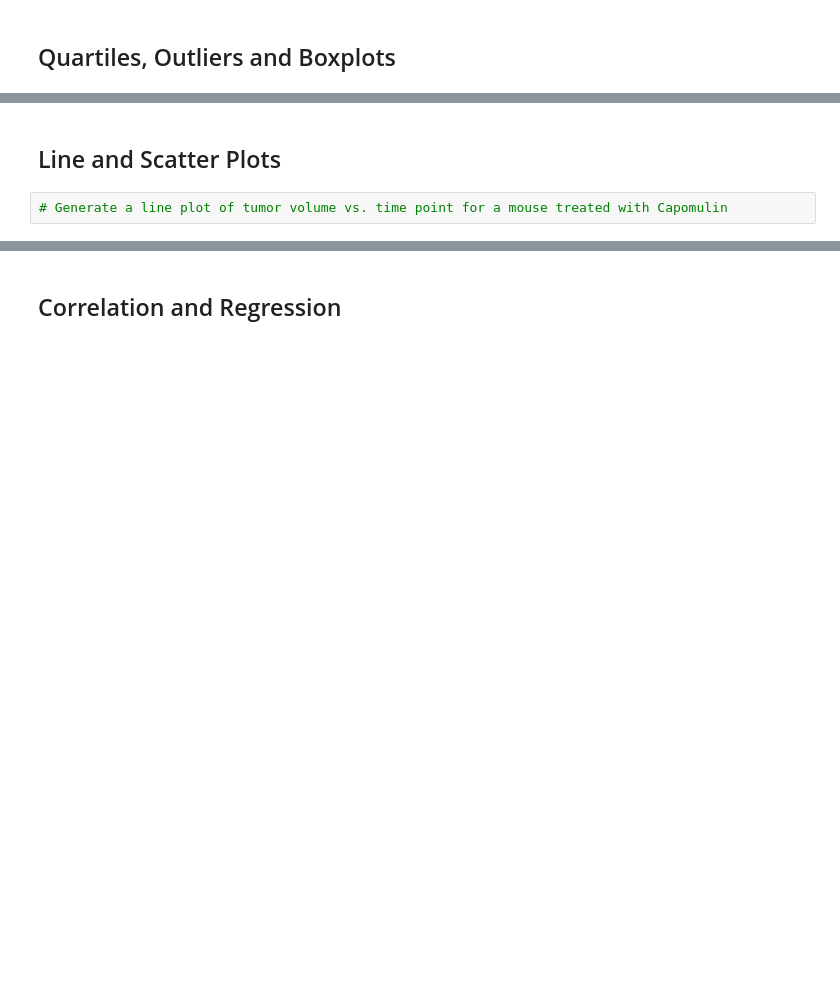
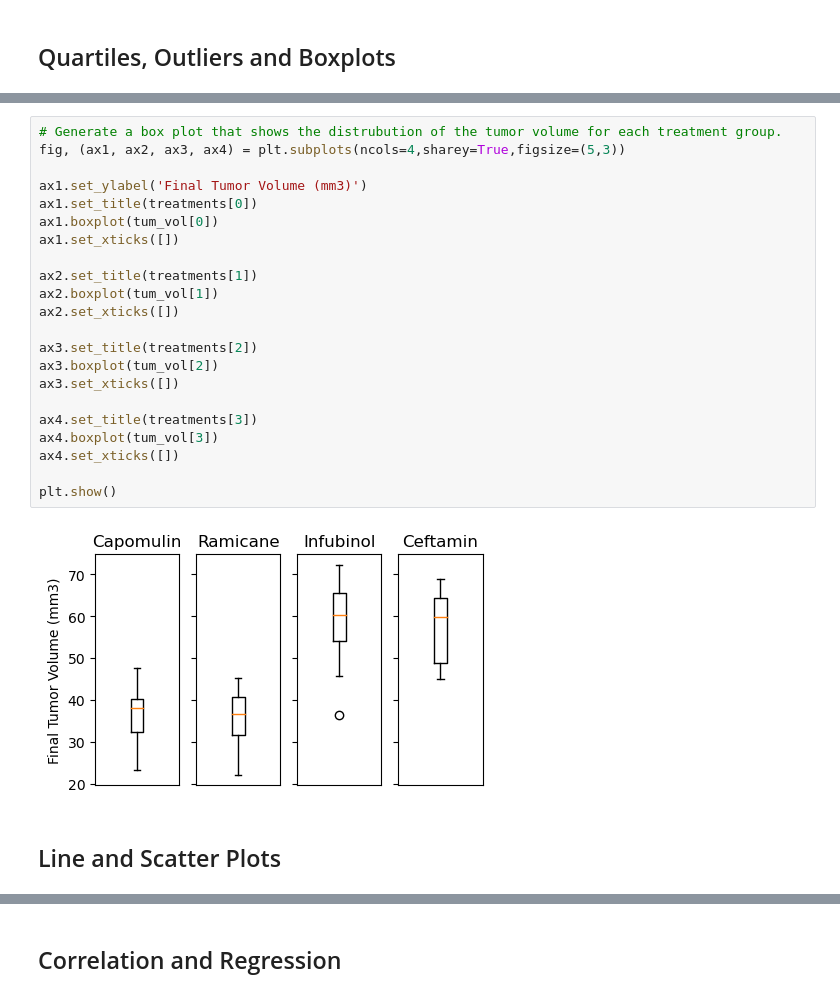
Before and after one commit to vdescioli/matplotlib-challenge, a Jupyter notebook: pymaceuticals_challenge.ipynb, the cells around one changed output, grey strips where cells are left out. Cells and saved outputs as stored; diff of their text form; blank space fills up the shorter version.

```diff
--- a/pymaceuticals_challenge.ipynb
+++ b/pymaceuticals_challenge.ipynb
@@ -176,4 +223,26 @@ x_axis = np.arange()
+# %%
+# Generate a box plot that shows the distrubution of the tumor volume for each treatment group.
+fig, (ax1, ax2, ax3, ax4) = plt.subplots(ncols=4,sharey=True,figsize=(5,3))
+
+ax1.set_ylabel('Final Tumor Volume (mm3)')
+ax1.set_title(treatments[0])
+ax1.boxplot(tum_vol[0])
+ax1.set_xticks([])
+
+ax2.set_title(treatments[1])
+ax2.boxplot(tum_vol[1])
+ax2.set_xticks([])
+
+ax3.set_title(treatments[2])
+ax3.boxplot(tum_vol[2])
+ax3.set_xticks([])
+
+ax4.set_title(treatments[3])
+ax4.boxplot(tum_vol[3])
+ax4.set_xticks([])
+
+plt.show()
+# %% [output]
+[figure, added]
 # %% [markdown]
 ## Line and Scatter Plots
-# %%
-# Generate a line plot of tumor volume vs. time point for a mouse treated with Capomulin
```
Also changed, not shown: parts of 13 cells of this notebook.
